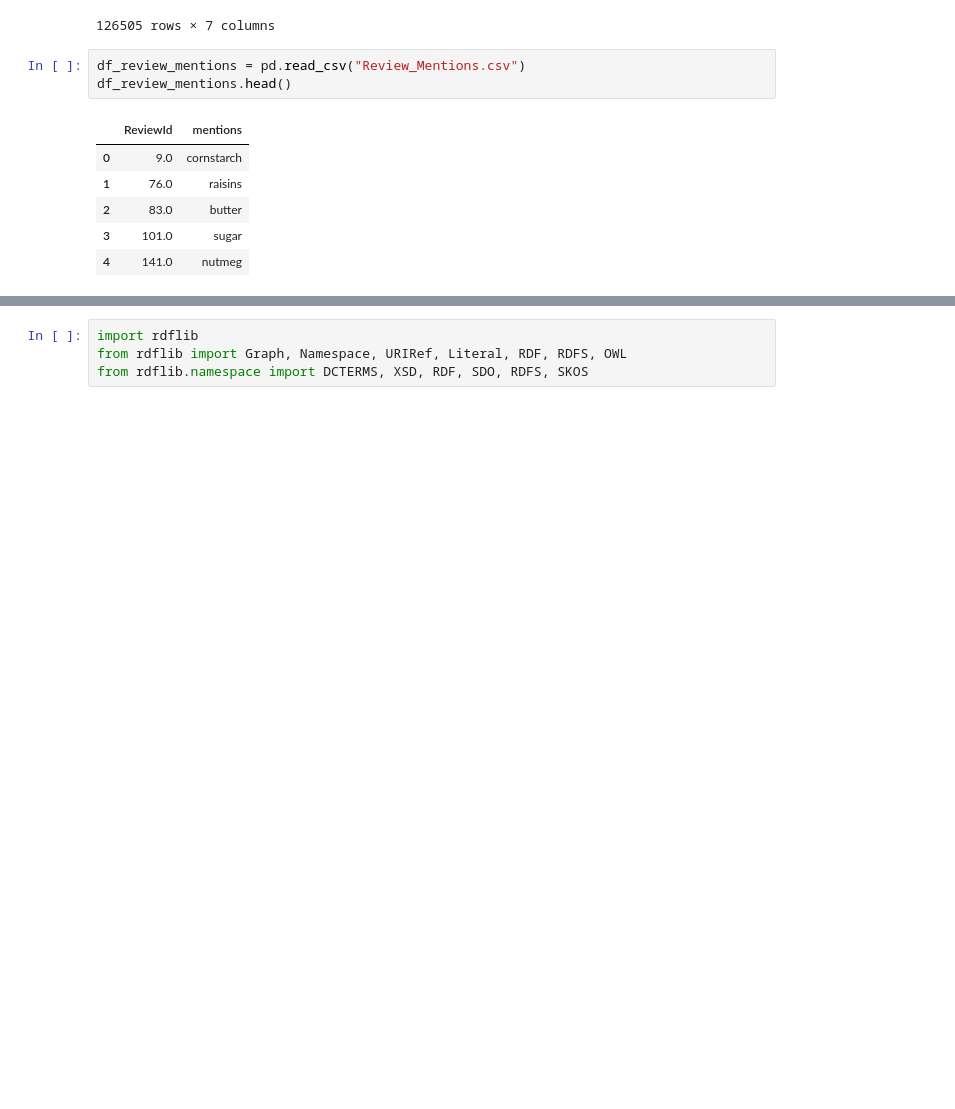
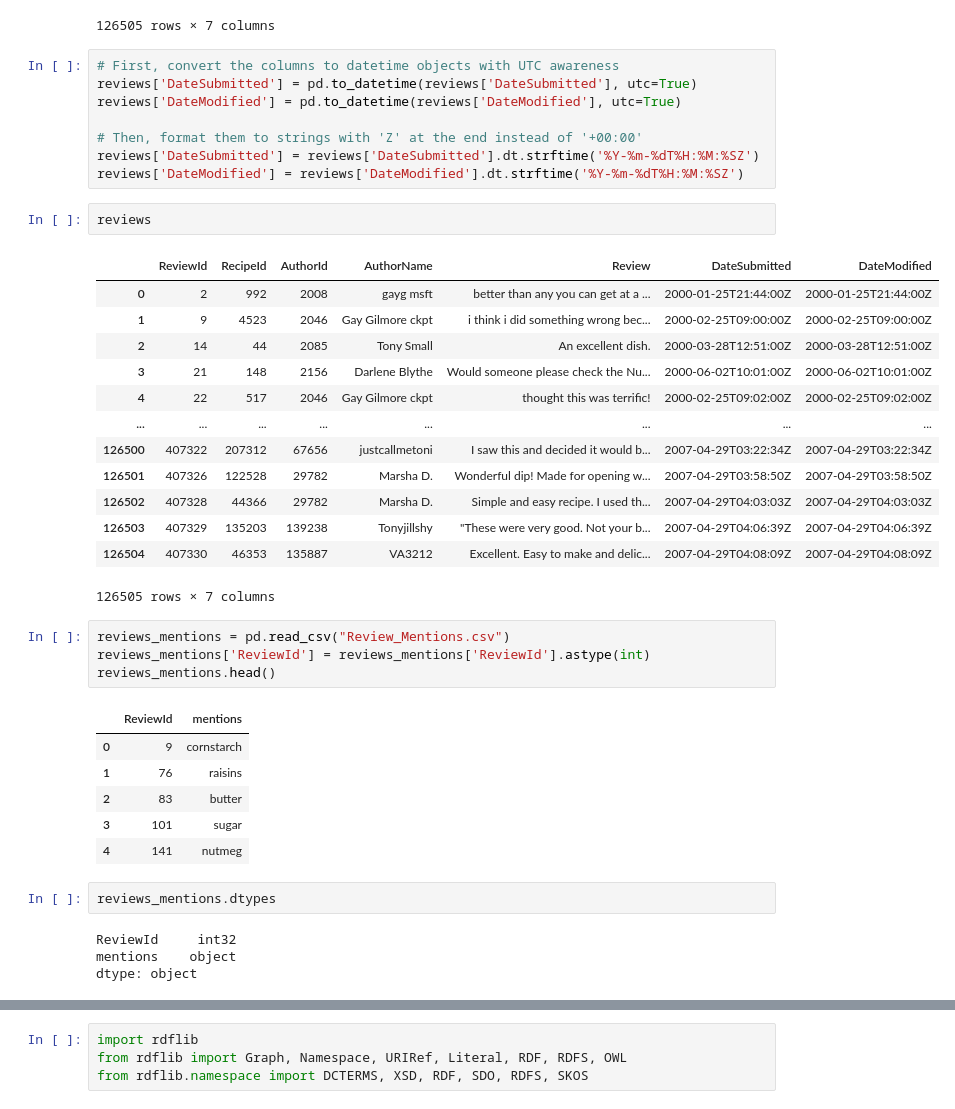
Before and after one commit to CantLooseToAMoose/KG_AG_1_Group_6, a Jupyter notebook: assignment_1_vocab.ipynb, the cells around one changed output, grey strips where cells are left out. Saved outputs shown, nothing was run; the diff lists cells and outputs as text; blank space fills up the shorter version.

```diff
--- a/assignment_1_vocab.ipynb
+++ b/assignment_1_vocab.ipynb
@@ -363,13 +331,44 @@ reviews
 | 126503 | 407329 | 135203 | 139238 | Tonyjillshy | "These were very good. Not your b... | 2007-04-29 04:06:39+00:00 | 2007-04-29 04:06:39+00:00 |
 | 126504 | 407330 | 46353 | 135887 | VA3212 | Excellent. Easy to make and delic... | 2007-04-29 04:08:09+00:00 | 2007-04-29 04:08:09+00:00 |
 126505 rows × 7 columns
+# %%
+# First, convert the columns to datetime objects with UTC awareness
+reviews['DateSubmitted'] = pd.to_datetime(reviews['DateSubmitted'], utc=True)
+reviews['DateModified'] = pd.to_datetime(reviews['DateModified'], utc=True)
+
+# Then, format them to strings with 'Z' at the end instead of '+00:00'
+reviews['DateSubmitted'] = reviews['DateSubmitted'].dt.strftime('%Y-%m-%dT%H:%M:%SZ')
+reviews['DateModified'] = reviews['DateModified'].dt.strftime('%Y-%m-%dT%H:%M:%SZ')
+# %%
+reviews
+# %% [output]
+|  | ReviewId | RecipeId | AuthorId | AuthorName | Review | DateSubmitted | DateModified |
+| 0 | 2 | 992 | 2008 | gayg msft | better than any you can get at a ... | 2000-01-25T21:44:00Z | 2000-01-25T21:44:00Z |
+| 1 | 9 | 4523 | 2046 | Gay Gilmore ckpt | i think i did something wrong bec... | 2000-02-25T09:00:00Z | 2000-02-25T09:00:00Z |
+| 2 | 14 | 44 | 2085 | Tony Small | An excellent dish. | 2000-03-28T12:51:00Z | 2000-03-28T12:51:00Z |
+| 3 | 21 | 148 | 2156 | Darlene Blythe | Would someone please check the Nu... | 2000-06-02T10:01:00Z | 2000-06-02T10:01:00Z |
+| 4 | 22 | 517 | 2046 | Gay Gilmore ckpt | thought this was terrific! | 2000-02-25T09:02:00Z | 2000-02-25T09:02:00Z |
+| ... | ... | ... | ... | ... | ... | ... | ... |
+| 126500 | 407322 | 207312 | 67656 | justcallmetoni | I saw this and decided it would b... | 2007-04-29T03:22:34Z | 2007-04-29T03:22:34Z |
+| 126501 | 407326 | 122528 | 29782 | Marsha D. | Wonderful dip! Made for opening w... | 2007-04-29T03:58:50Z | 2007-04-29T03:58:50Z |
+| 126502 | 407328 | 44366 | 29782 | Marsha D. | Simple and easy recipe. I used th... | 2007-04-29T04:03:03Z | 2007-04-29T04:03:03Z |
+| 126503 | 407329 | 135203 | 139238 | Tonyjillshy | "These were very good. Not your b... | 2007-04-29T04:06:39Z | 2007-04-29T04:06:39Z |
+| 126504 | 407330 | 46353 | 135887 | VA3212 | Excellent. Easy to make and delic... | 2007-04-29T04:08:09Z | 2007-04-29T04:08:09Z |
+126505 rows × 7 columns
 # %%
-df_review_mentions = pd.read_csv("Review_Mentions.csv")
-df_review_mentions.head()
+reviews_mentions = pd.read_csv("Review_Mentions.csv")
+reviews_mentions['ReviewId'] = reviews_mentions['ReviewId'].astype(int)
+reviews_mentions.head()
 # %% [output]
 |  | ReviewId | mentions |
-| 0 | 9.0 | cornstarch |
-| 1 | 76.0 | raisins |
-| 2 | 83.0 | butter |
-| 3 | 101.0 | sugar |
-| 4 | 141.0 | nutmeg |
+| 0 | 9 | cornstarch |
+| 1 | 76 | raisins |
+| 2 | 83 | butter |
+| 3 | 101 | sugar |
+| 4 | 141 | nutmeg |
+# %%
+reviews_mentions.dtypes
+# %% [output]
+ReviewId     int32
+mentions    object
+dtype: object
```
Also changed, not shown: parts of 22 cells of this notebook, 2 other files.
